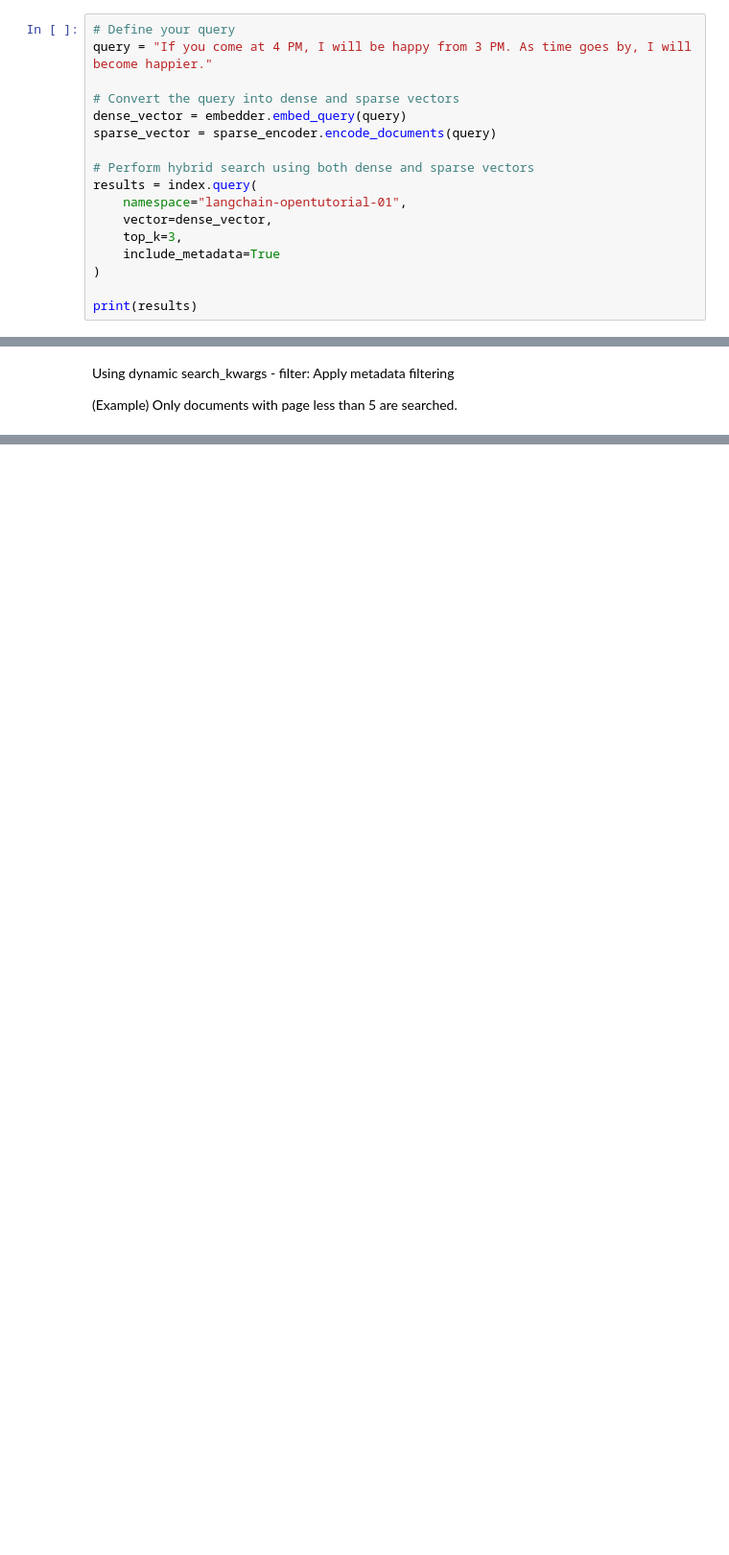
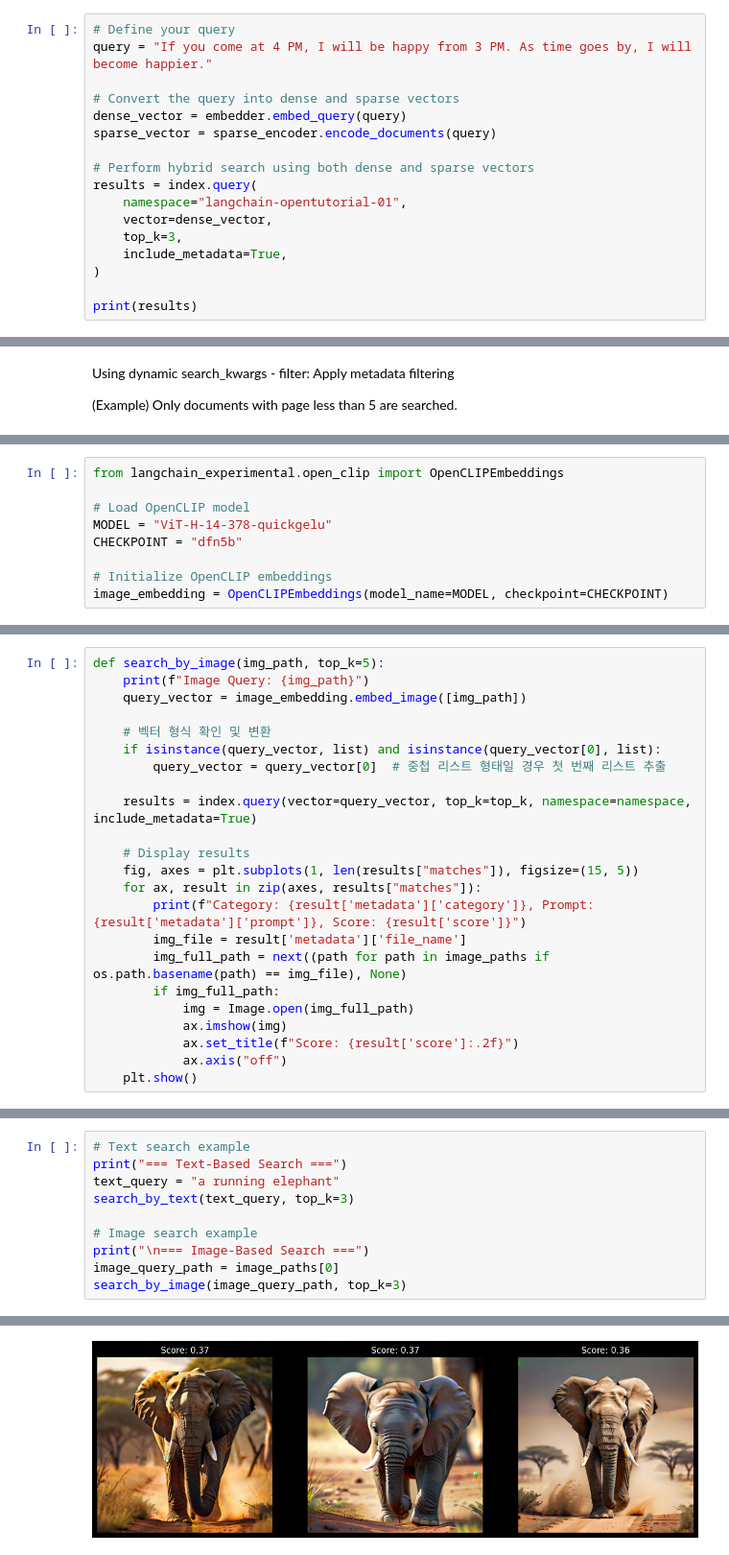
Before and after one commit to LangChain-OpenTutorial/LangChain-OpenTutorial, a Jupyter notebook: 09-VectorStore/04-Pinecone.ipynb, the cells around one changed output, grey strips where cells are left out. Shown at 96% size. Drawn from its saved outputs; the diff is of its cells as text; blank space fills up the shorter version.

Commit message:
[N-2] 09-VectorStore / 04-Pinecone

```diff
--- a/09-VectorStore/04-Pinecone.ipynb
+++ b/09-VectorStore/04-Pinecone.ipynb
@@ -735,7 +752,7 @@ results = index.query(
     namespace="langchain-opentutorial-01",
     vector=dense_vector,
     top_k=3,
-    include_metadata=True
+    include_metadata=True,
 )
 
 print(results)
@@ -1029,0 +1118,9 @@ I did not answer. At that instant I was saying to myself: "If this bolt still wo
+# %%
+from langchain_experimental.open_clip import OpenCLIPEmbeddings
+
+# Load OpenCLIP model
+MODEL = "ViT-H-14-378-quickgelu"
+CHECKPOINT = "dfn5b"
+
+# Initialize OpenCLIP embeddings
+image_embedding = OpenCLIPEmbeddings(model_name=MODEL, checkpoint=CHECKPOINT)
@@ -1029,0 +1290,23 @@ I did not answer. At that instant I was saying to myself: "If this bolt still wo
+# %%
+def search_by_image(img_path, top_k=5):
+    print(f"Image Query: {img_path}")
+    query_vector = image_embedding.embed_image([img_path])
+
+    # 벡터 형식 확인 및 변환
+    if isinstance(query_vector, list) and isinstance(query_vector[0], list):
+        query_vector = query_vector[0]  # 중첩 리스트 형태일 경우 첫 번째 리스트 추출
+
+    results = index.query(vector=query_vector, top_k=top_k, namespace=namespace, include_metadata=True)
+
+    # Display results
+    fig, axes = plt.subplots(1, len(results["matches"]), figsize=(15, 5))
+    for ax, result in zip(axes, results["matches"]):
+        print(f"Category: {result['metadata']['category']}, Prompt: {result['metadata']['prompt']}, Score: {result['score']}")
+        img_file = result['metadata']['file_name']
+        img_full_path = next((path for path in image_paths if os.path.basename(path) == img_file), None)
+        if img_full_path:
+            img = Image.open(img_full_path)
+            ax.imshow(img)
+            ax.set_title(f"Score: {result['score']:.2f}")
+            ax.axis("off")
+    plt.show()
@@ -1029,0 +1315,11 @@ I did not answer. At that instant I was saying to myself: "If this bolt still wo
+# %%
+# Text search example
+print("=== Text-Based Search ===")
+text_query = "a running elephant"
+search_by_text(text_query, top_k=3)
+
+# Image search example
+print("\n=== Image-Based Search ===")
+image_query_path = image_paths[0]
+search_by_image(image_query_path, top_k=3)
+# %% [output]
@@ -1029,0 +1331 @@ I did not answer. At that instant I was saying to myself: "If this bolt still wo
+[figure, added]
```
Also changed, not shown: parts of 47 cells of this notebook, 3 other files.
